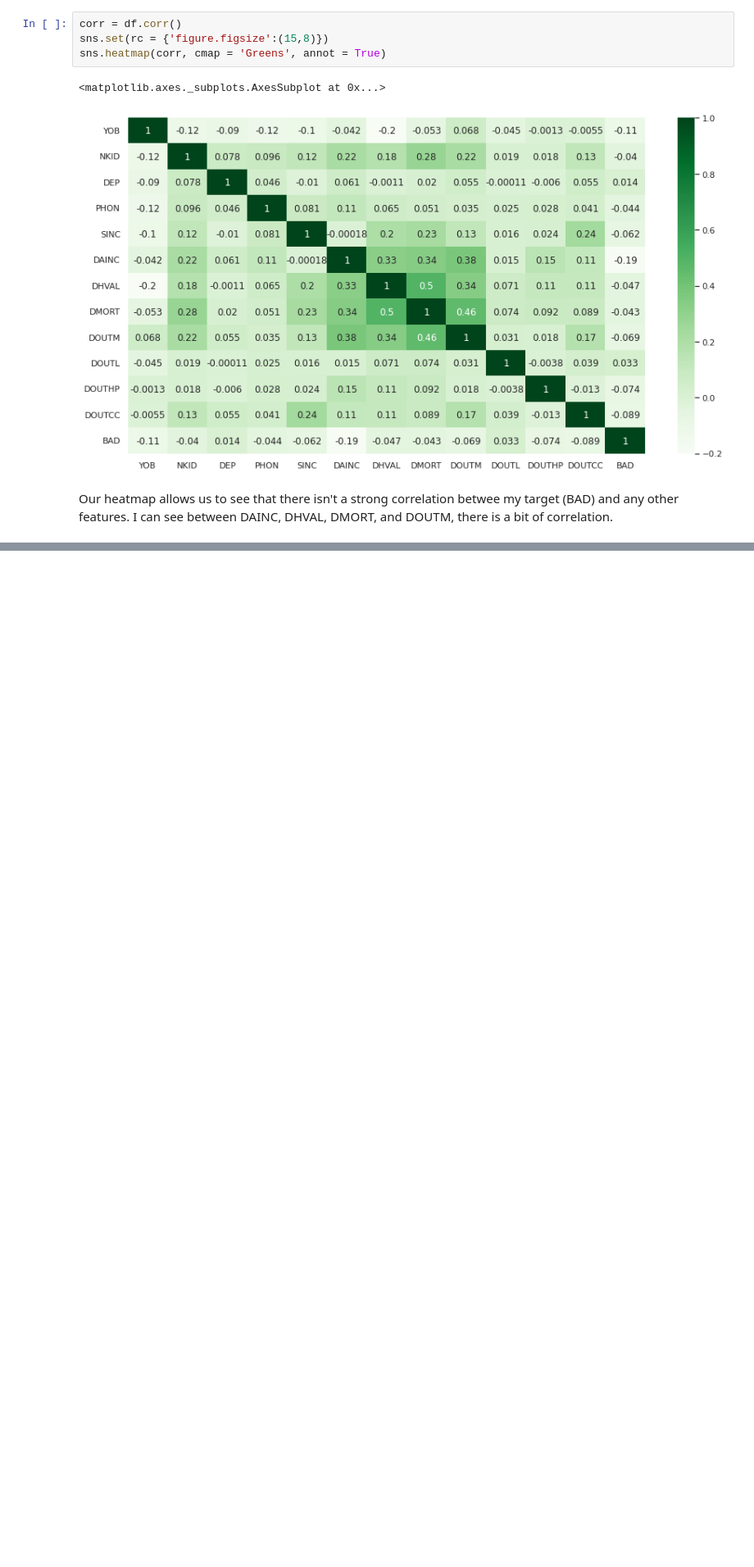
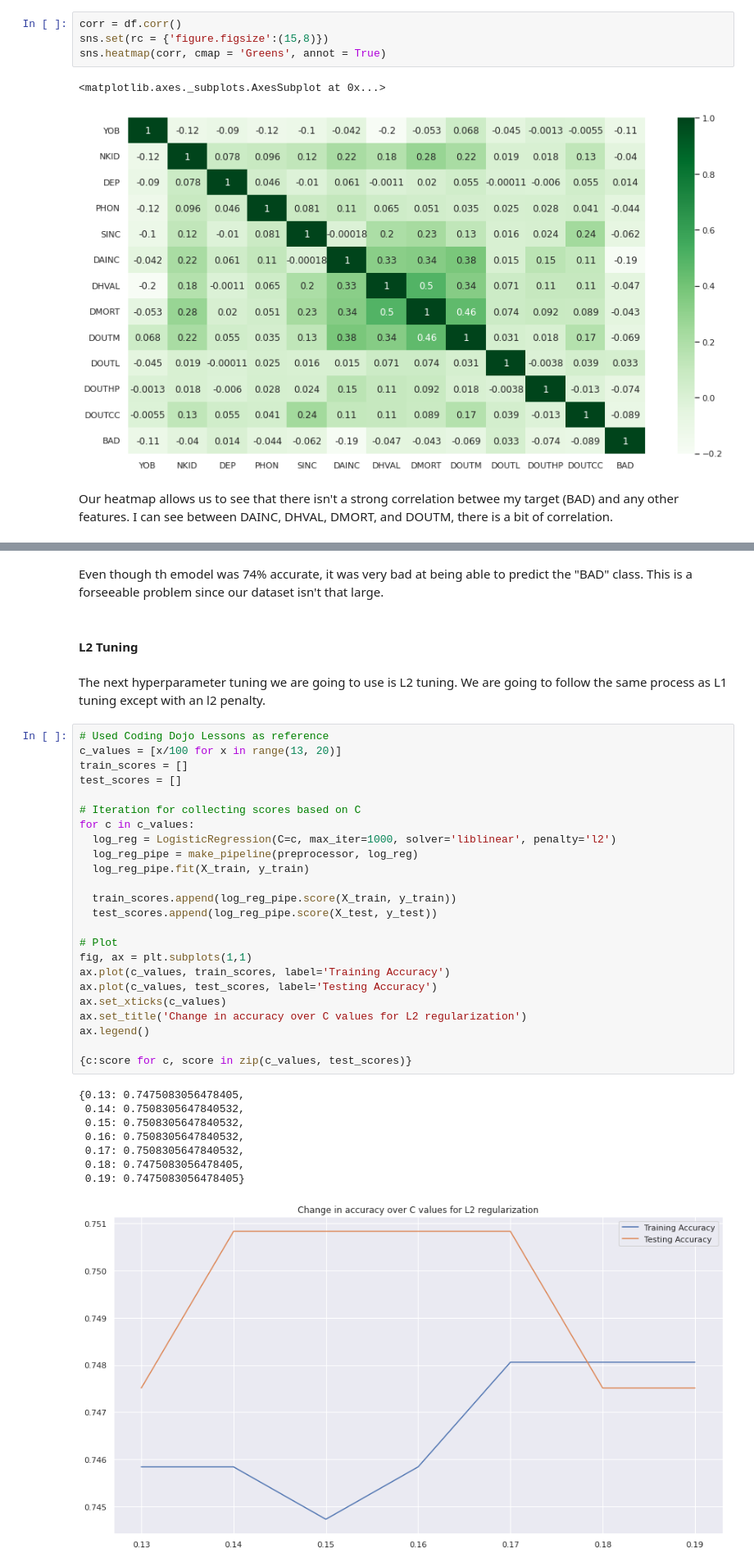
Before and after one commit to jacobmlloyd/credit-risk-modeling, a Jupyter notebook: Loan_Risk_Risk.ipynb, the cells around one changed output, grey strips where cells are left out. Shown at 82% size. Saved outputs shown, nothing was run; the diff lists cells and outputs as text; blank space fills up the shorter version.

```diff
--- a/Loan_Risk_Risk.ipynb
+++ b/Loan_Risk_Risk.ipynb
@@ -201,0 +356,39 @@ Our heatmap allows us to see that there isn't a strong correlation betwee my tar
+# %% [markdown]
+Even though th emodel was 74% accurate, it was very bad at being able to predict the "BAD" class. This is a forseeable problem since our dataset isn't that large.
+# %% [markdown]
+#### L2 Tuning
+# %% [markdown]
+The next hyperparameter tuning we are going to use is L2 tuning. We are going to follow the same process as L1 tuning except with an l2 penalty.
+# %%
+# Used Coding Dojo Lessons as reference
+c_values = [x/100 for x in range(13, 20)]
+train_scores = []
+test_scores = []
+
+# Iteration for collecting scores based on C
+for c in c_values:
+  log_reg = LogisticRegression(C=c, max_iter=1000, solver='liblinear', penalty='l2')
+  log_reg_pipe = make_pipeline(preprocessor, log_reg)
+  log_reg_pipe.fit(X_train, y_train)
+
+  train_scores.append(log_reg_pipe.score(X_train, y_train))
+  test_scores.append(log_reg_pipe.score(X_test, y_test))
+
+# Plot
+fig, ax = plt.subplots(1,1)
+ax.plot(c_values, train_scores, label='Training Accuracy')
+ax.plot(c_values, test_scores, label='Testing Accuracy')
+ax.set_xticks(c_values)
+ax.set_title('Change in accuracy over C values for L2 regularization')
+ax.legend()
+
+{c:score for c, score in zip(c_values, test_scores)}
+# %% [output]
+{0.13: 0.7475083056478405,
+ 0.14: 0.7508305647840532,
+ 0.15: 0.7508305647840532,
+ 0.16: 0.7508305647840532,
+ 0.17: 0.7508305647840532,
+ 0.18: 0.7475083056478405,
+ 0.19: 0.7475083056478405}
+[figure, added]
```
Also changed, not shown: parts of 54 cells of this notebook.
